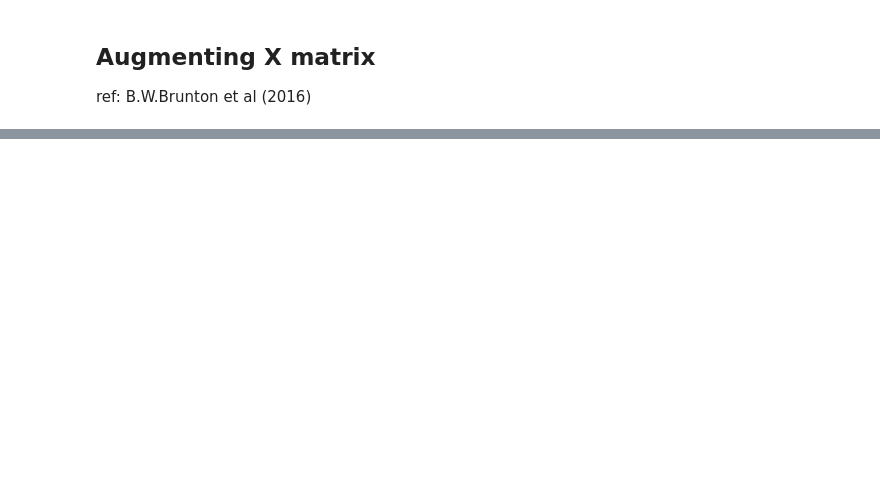
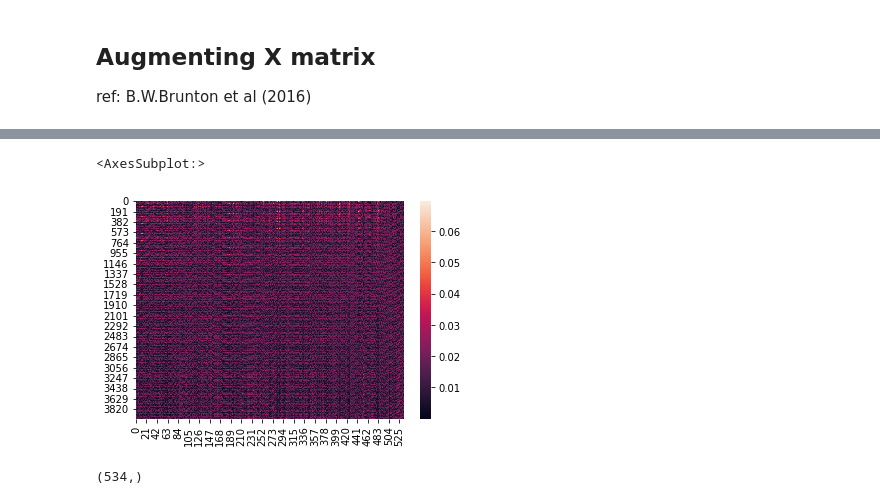
Before and after one commit to MachineLearningJournalClub/SSVEP_IEEE_SMC_2021, a Jupyter notebook: Code/DMD/neuro_DMD_ECoG.ipynb, the cells around one changed output, grey strips where cells are left out. Saved outputs shown, nothing was run; the diff lists cells and outputs as text; code cells hidden in the pictures; blank space fills up the shorter version.

```diff
--- a/Code/DMD/neuro_DMD_ECoG.ipynb
+++ b/Code/DMD/neuro_DMD_ECoG.ipynb
@@ -192,0 +158,9 @@ neuro_data = neuro_dmd.reconstructed_data
+# %%
+sns.heatmap(np.abs(dmd_prova.modes))
+# %% [output]
+<AxesSubplot:>
+[figure, added]
+# %%
+dmd_prova.eigs.shape
+# %% [output]
+(534,)
```
Also changed, not shown: parts of 52 cells of this notebook.
